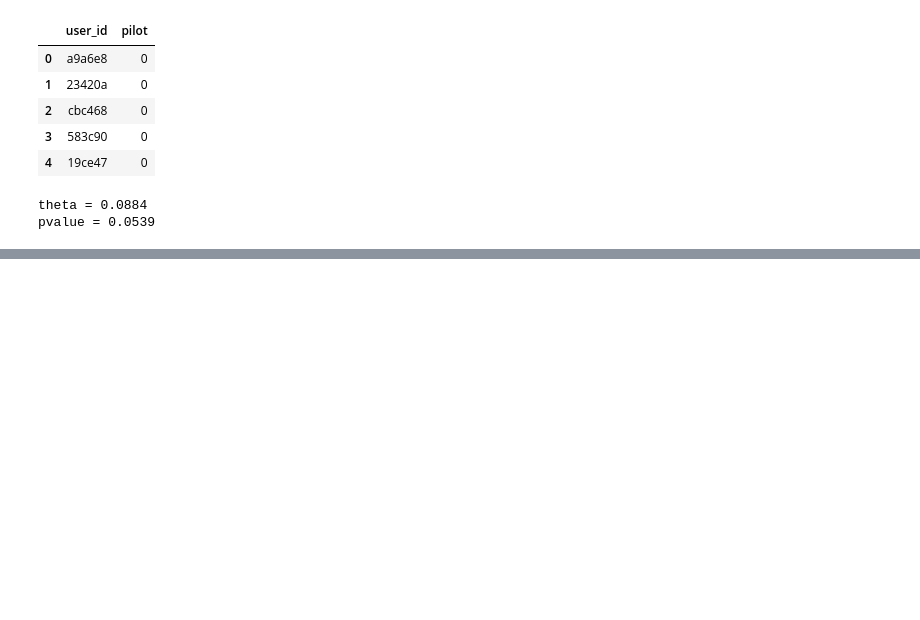
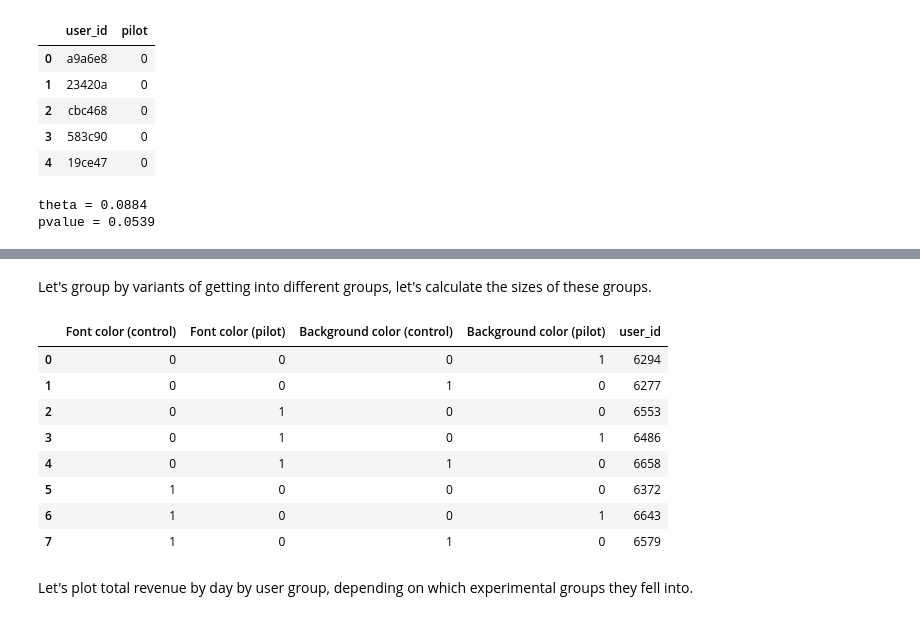
Before and after one commit to YanaOrf/AB_tests, a Jupyter notebook: Pizzeria_website_AB.ipynb, the cells around one changed output, grey strips where cells are left out. Saved outputs shown, nothing was run; the diff lists cells and outputs as text; code cells hidden in the pictures; blank space fills up the shorter version.

```diff
--- a/Pizzeria_website_AB.ipynb
+++ b/Pizzeria_website_AB.ipynb
@@ -1440,0 +1458,9 @@ def calculate_cuped_metric(df_metric, df_cov):
+# %%
+URL_BASE = 'https://raw.githubusercontent.com/ab-courses/simulator-ab-datasets/main/2022-05-27/'
+
+def read_database(file_name):
+    return pd.read_csv(os.path.join(URL_BASE, file_name))
+
+df_sales = read_database('2022-05-27T12_df_sales.csv')
+df_sales['date'] = pd.to_datetime(df_sales['date'])
+df_users = read_database('experiment_users.csv')
@@ -1440,0 +1476,16 @@ def calculate_cuped_metric(df_metric, df_cov):
+# %% [markdown]
+Let's group by variants of getting into different groups, let's calculate the sizes of these groups.
+# %%
+df_users.groupby(df_users.columns.tolist()[1:])[['user_id']].count().reset_index()
+# %% [output]
+|  | Font color (control) | Font color (pilot) | Background color (control) | Background color (pilot) | user_id |
+| 0 | 0 | 0 | 0 | 1 | 6294 |
+| 1 | 0 | 0 | 1 | 0 | 6277 |
+| 2 | 0 | 1 | 0 | 0 | 6553 |
+| 3 | 0 | 1 | 0 | 1 | 6486 |
+| 4 | 0 | 1 | 1 | 0 | 6658 |
+| 5 | 1 | 0 | 0 | 0 | 6372 |
+| 6 | 1 | 0 | 0 | 1 | 6643 |
+| 7 | 1 | 0 | 1 | 0 | 6579 |
+# %% [markdown]
+Let's plot total revenue by day by user group, depending on which experimental groups they fell into.
```
Also changed, not shown: parts of 14 cells of this notebook.
